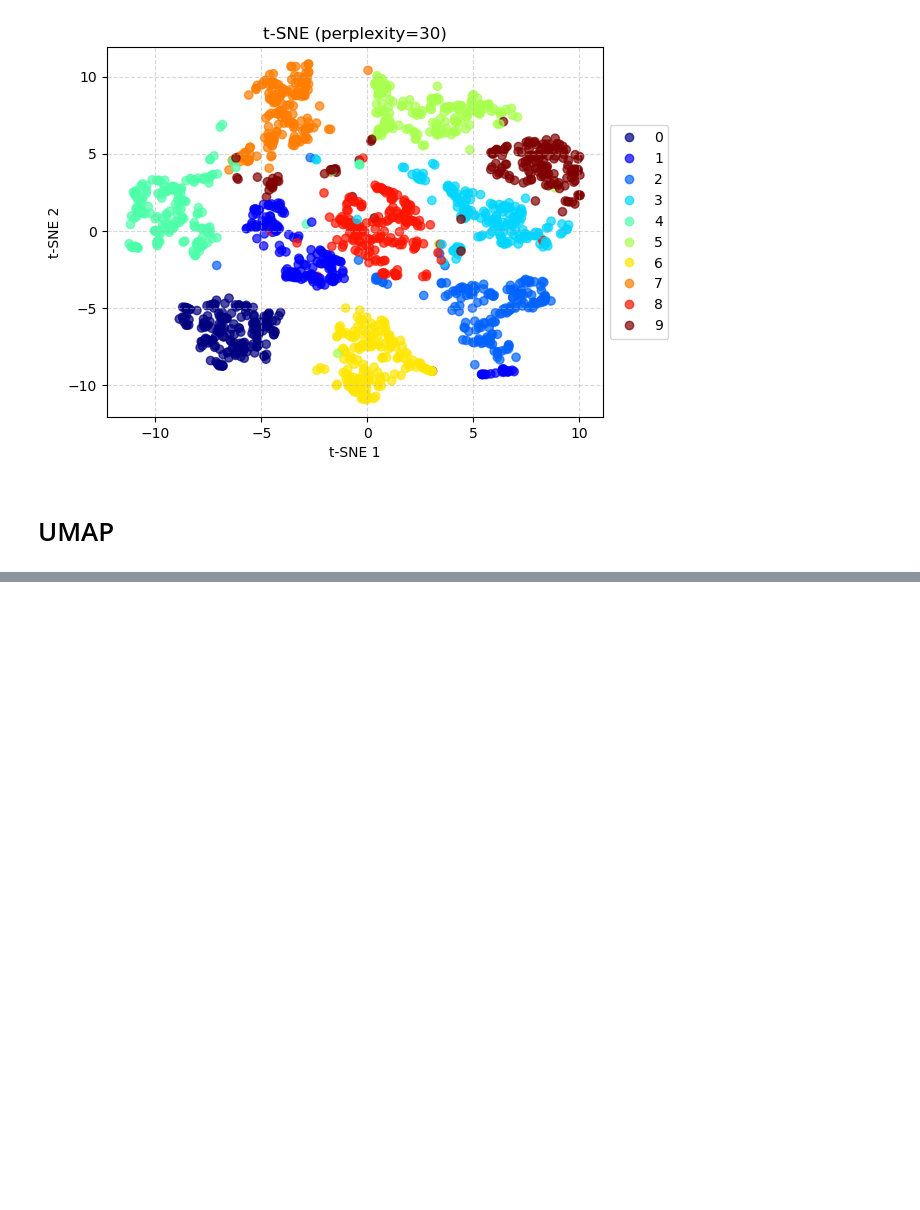
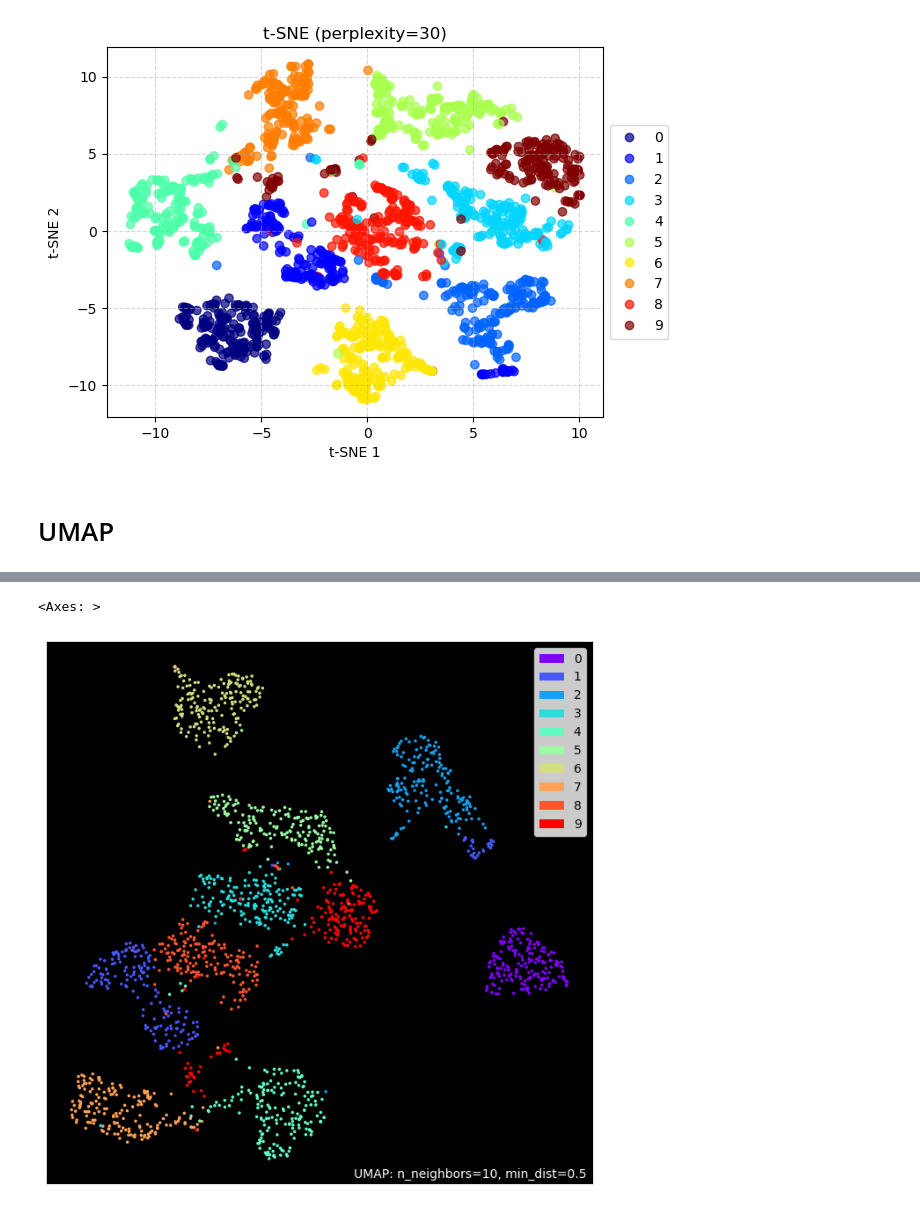
Before and after one commit to julienguegan/notebooks_blog, a Jupyter notebook: dimension_reduction.ipynb, the cells around one changed output, grey strips where cells are left out. Drawn from its saved outputs; the diff is of its cells as text; code cells hidden in the pictures; blank space fills up the shorter version.

```diff
--- a/dimension_reduction.ipynb
+++ b/dimension_reduction.ipynb
@@ -113,0 +114,6 @@ plt.show()
+# %%
+import umap.plot
+umap.plot.points(reducer, labels=y, theme='fire')
+# %% [output]
+<Axes: >
+[figure, added]
```
Also changed, not shown: parts of 5 cells of this notebook.
